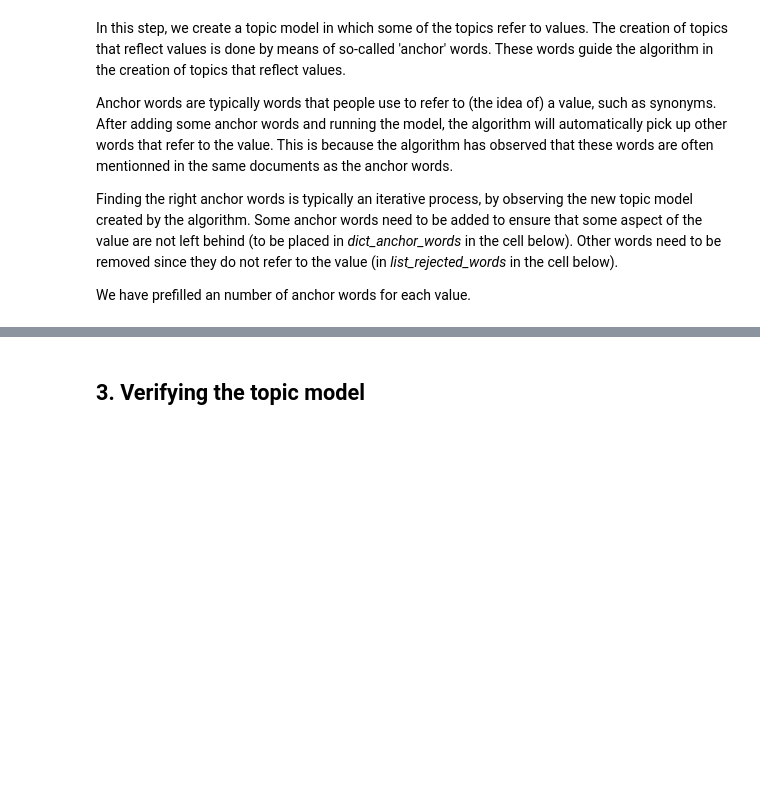
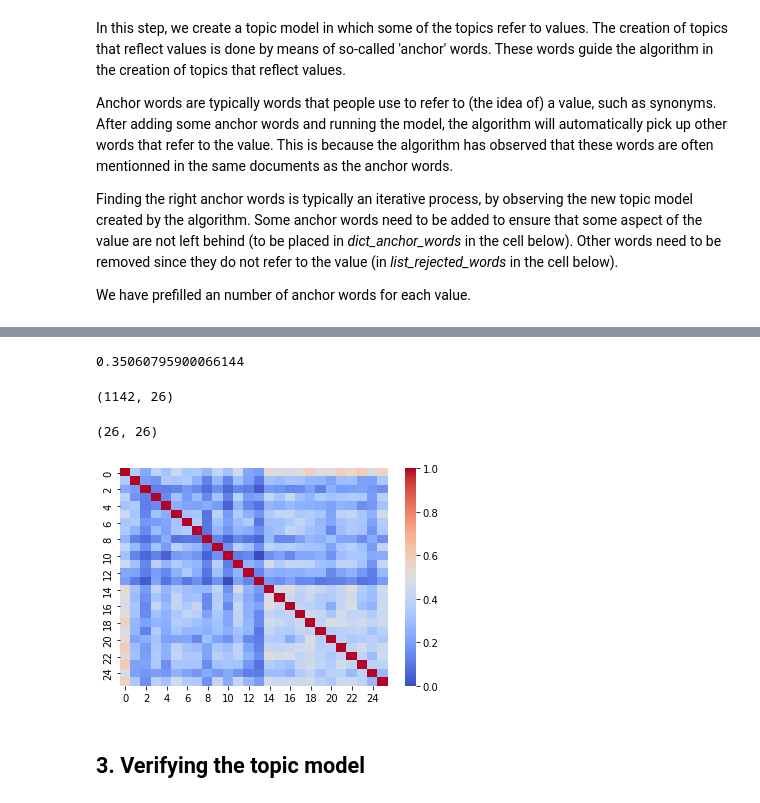
Before and after one commit to tristandewildt/ValueMonitor, a Jupyter notebook: ValueMonitor_create_own_model.ipynb, the cells around one changed output, grey strips where cells are left out. Saved outputs shown, nothing was run; the diff lists cells and outputs as text; code cells hidden in the pictures; blank space fills up the shorter version.

Commit message:
Visualizing topic similarity on the basis of document presence, heatmap

```diff
--- a/ValueMonitor_create_own_model.ipynb
+++ b/ValueMonitor_create_own_model.ipynb
@@ -82,7 +110,7 @@ df = pd.read_csv(data)
 df.info()
 # %%
 ''' Import alternative 2 '''
-filename = ""
+filename = "/content/ValueMonitor/data/scopus_1.csv"
 
-df = pd.read_csv(filename, encoding = "ISO-8859-1")
+df = pd.read_csv(filename)#, encoding = "ISO-8859-1")
 df.info()
@@ -93,11 +139,11 @@ The option also exists to ask the algorithm to only use certain types of words t
 # %%
 ''' Preparation of the dataset  '''
 
-columns_to_select_as_text = ["text"]
-column_as_date = ["date"]
+columns_to_select_as_text = ["Abstract", "Author Keywords"]
+column_as_date = ["Year"]
 other_columns_to_keep = []
 
-wordtagging = True # True, False
+wordtagging = False # True, False
 types_of_words_to_use = ['NN', 'NNP', 'NNS', 'VB', 'VBD', 'VBG', 'VBN', 'VBP', 'VBZ', 'JJ']
 
 pd.options.mode.chained_assignment = None  # default='warn'
@@ -187,3 +239,31 @@ Topic #11 (Inclusiveness): were, was, study, conducted, higher, effects, respond
+# %%
+from scipy.spatial.distance import cosine
+
+print(1 - cosine(df_with_topics[0], df_with_topics[1]))
+# %% [output]
+0.35060795900066144
+# %%
+index = df_with_topics.columns.get_loc(29)
+index
+topic_docs_df = df_with_topics.iloc[:,3:29]
+topic_docs_df.shape
+# %% [output]
+(1142, 26)
+# %%
+from sklearn.metrics.pairwise import cosine_similarity
+similarity_matrix = cosine_similarity(topic_docs_df.T)
+similarity_matrix.shape
+similarity_df = pd.DataFrame(similarity_matrix, columns=topic_docs_df.columns, index=topic_docs_df.columns)
+similarity_df.shape
+# %% [output]
+(26, 26)
+# %%
+import seaborn as sns
+import matplotlib.pyplot as plt
+sns.heatmap(similarity_df, annot=False, cmap='coolwarm')
+plt.show()
+# %% [output]
+[figure, added]
 # %% [markdown]
 ## 3. Verifying the topic model   <a name="verifying_the_topic_model"></a>
 # %% [markdown]
```
Also changed, not shown: parts of 4 cells of this notebook.
